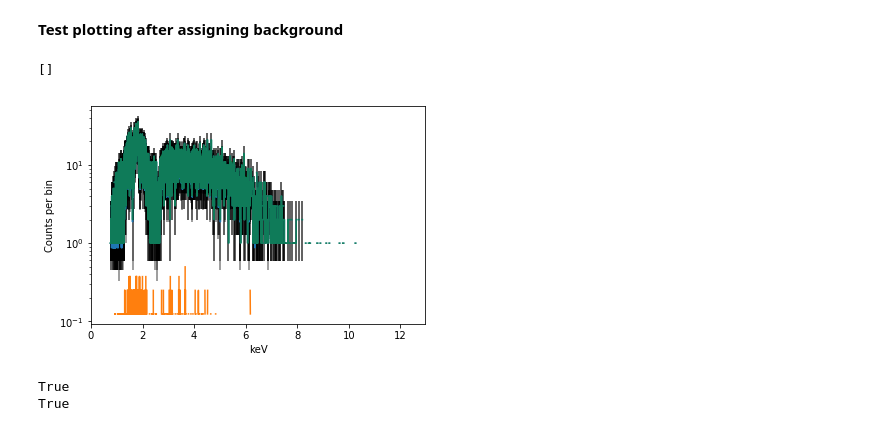
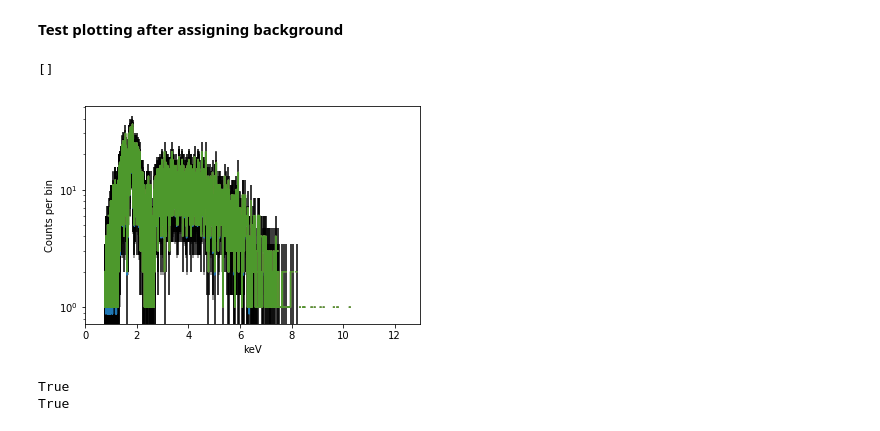
Before and after one commit to eblur/pyxsis, a Jupyter notebook: notebooks/Background_Spectrum.ipynb, the cells around one changed output. Cells and saved outputs as stored; diff of their text form; code cells hidden in the pictures.

Commit message:
Tested binned plot functions with kev only

```diff
--- a/notebooks/Background_Spectrum.ipynb
+++ b/notebooks/Background_Spectrum.ipynb
@@ -10,6 +10,8 @@ import clarsach
 import xpysis
 
 %matplotlib inline
+# %%
+UNIT = 'keV'
 # %%
 DATA_DIR = os.environ['HOME'] + "/dev/clarsach/data"
 mrk_dir  = DATA_DIR + "/tgcat/obs_15477_tgid_4679/"
@@ -35,12 +37,13 @@ mrk421.assign_bkg(mrk421_bkg)
 # %%
 ax = plt.subplot(111)
 xpysis.plot_counts(ax, mrk421)
-xpysis.plot_counts(ax, mrk421, bkgsub=False, color='g', alpha=0.5)
-plt.plot(mrk421_bkg.bin_mid, mrk421_bkg.counts * mrk421_bkg.backscal)
+xpysis.plot_counts(ax, mrk421, bkgsub=False, alpha=0.8, xunit=UNIT)
+xpysis.plot_counts(ax, mrk421, bkgsub=False, usebackscal=False, alpha=0.8, xunit=UNIT)
+
 plt.semilogy()
 # %% [output]
 []
-[figure, old version]
+[figure, new version]
 # %%
 lo, hi, cts0, cts_err0 = mrk421.bin_counts(bkgsub=False)
 lo, hi, cts1, cts_err1 = mrk421.bin_counts(bkgsub=True)
```
Also changed, not shown: parts of 8 cells of this notebook, 1 other file.
